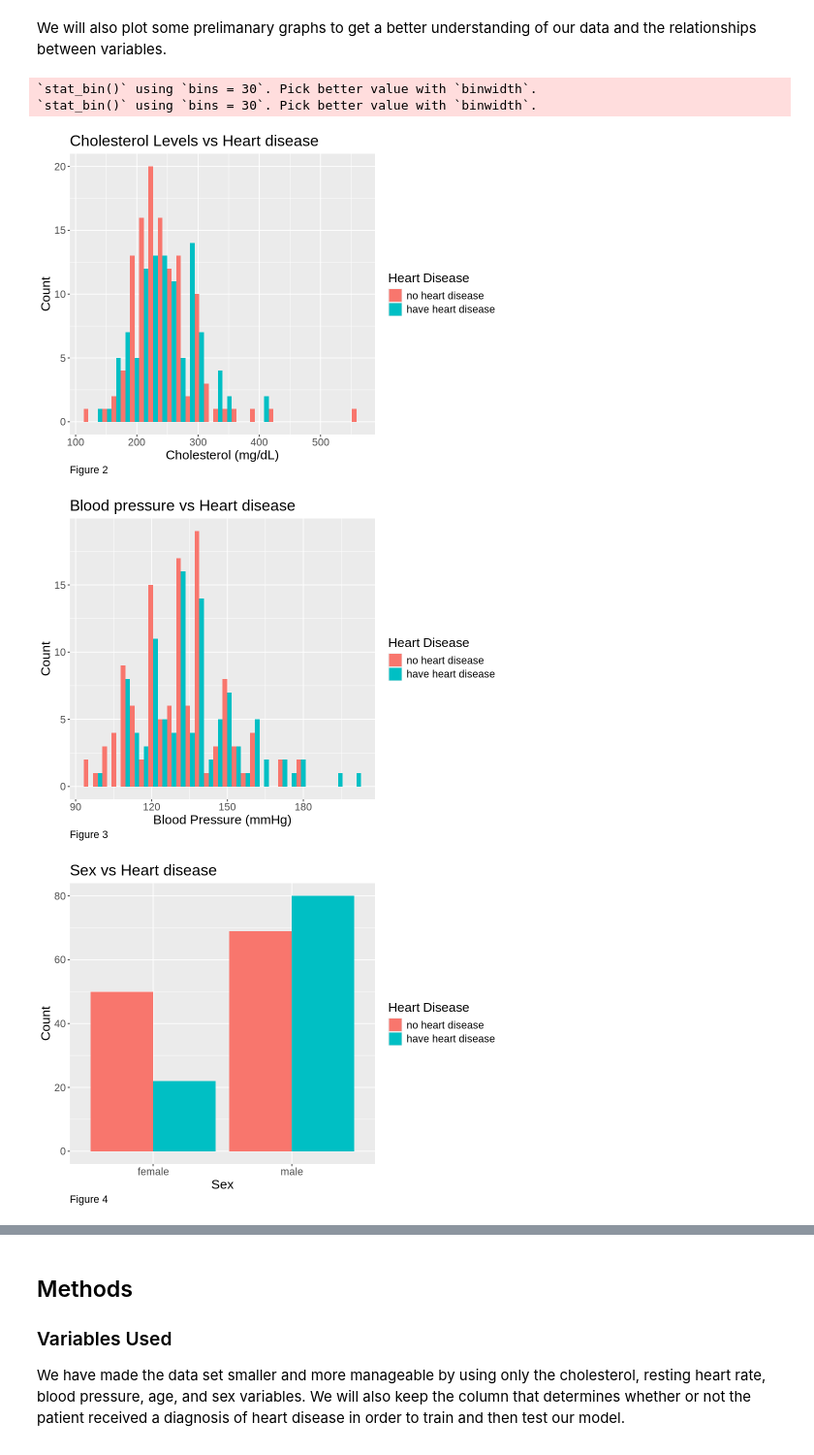
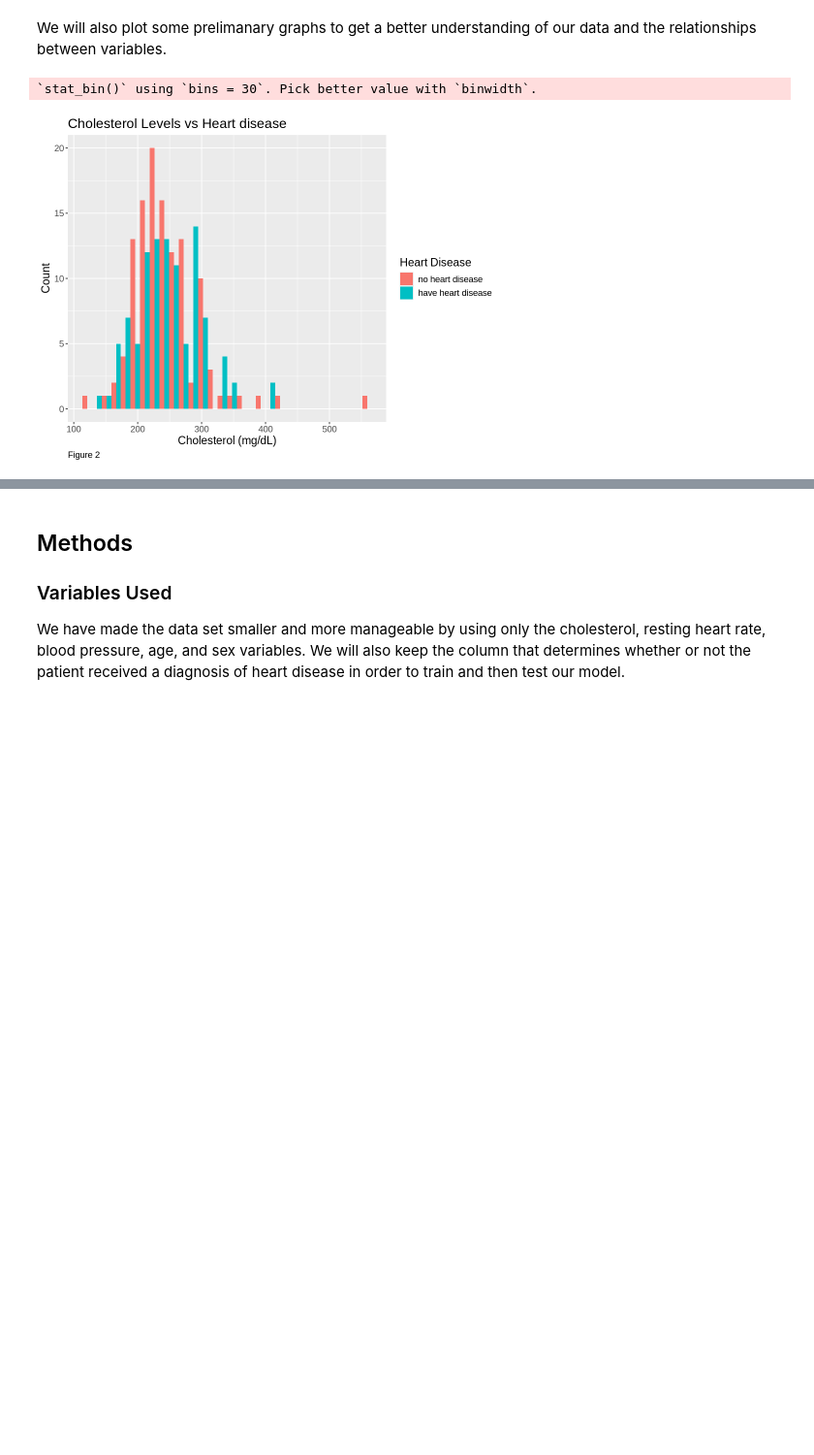
Before and after one commit to randerson1234/dsci_100_project, a Jupyter notebook: FinalReport.ipynb, the cells around one changed output, grey strips where cells are left out. Shown at 97% size. Saved outputs shown, nothing was run; the diff lists cells and outputs as text; code cells hidden in the pictures; blank space fills up the shorter version.

```diff
--- a/FinalReport.ipynb
+++ b/FinalReport.ipynb
@@ -130,29 +130,13 @@ heart_test <- testing(heart_split)
 # %% [markdown]
 We will also plot some prelimanary graphs to get a better understanding of our data and the relationships between variables.
 # %%
+options(repr.plot.height=6, repr.plot.width=8)
 chol_histogram <-   ggplot(heart_train, aes(x = chol, fill = target)) +
                      geom_histogram(position = 'dodge') +
                      labs(x = "Cholesterol (mg/dL)", y = "Count", fill = "Heart Disease", caption="Figure 2") +
                      ggtitle("Cholesterol Levels vs Heart disease") +
-                     theme(text=element_text(size=16), plot.caption = element_text(hjust = 0))
+                     theme(text=element_text(size=14), plot.caption = element_text(hjust = 0))
 chol_histogram
-
-trestbps_histogram <-   ggplot(heart_train, aes(x = trestbps, fill = target)) +
-                        geom_histogram(position = 'dodge') +
-                        labs(x = "Blood Pressure (mmHg)", y = "Count", fill = "Heart Disease", caption="Figure 3") +
-                        ggtitle("Blood pressure vs Heart disease") +
-                        theme(text=element_text(size=16), plot.caption = element_text(hjust = 0))
-trestbps_histogram
-
-sex_bar <-   ggplot(heart_train, aes(x = sex, fill = target)) +
-                geom_bar(position = 'dodge') +
-                labs(x = "Sex", y = "Count", fill = "Heart Disease", caption="Figure 4") +
-                ggtitle("Sex vs Heart disease") +
-                theme(text=element_text(size=16), plot.caption = element_text(hjust = 0))
-sex_bar
 # %% [output]
 `stat_bin()` using `bins = 30`. Pick better value with `binwidth`.
-`stat_bin()` using `bins = 30`. Pick better value with `binwidth`.
-[figure, old version]
+[figure, new version]
-[figure, removed]
-[figure, removed]
```
Also changed, not shown: parts of 11 cells of this notebook.
